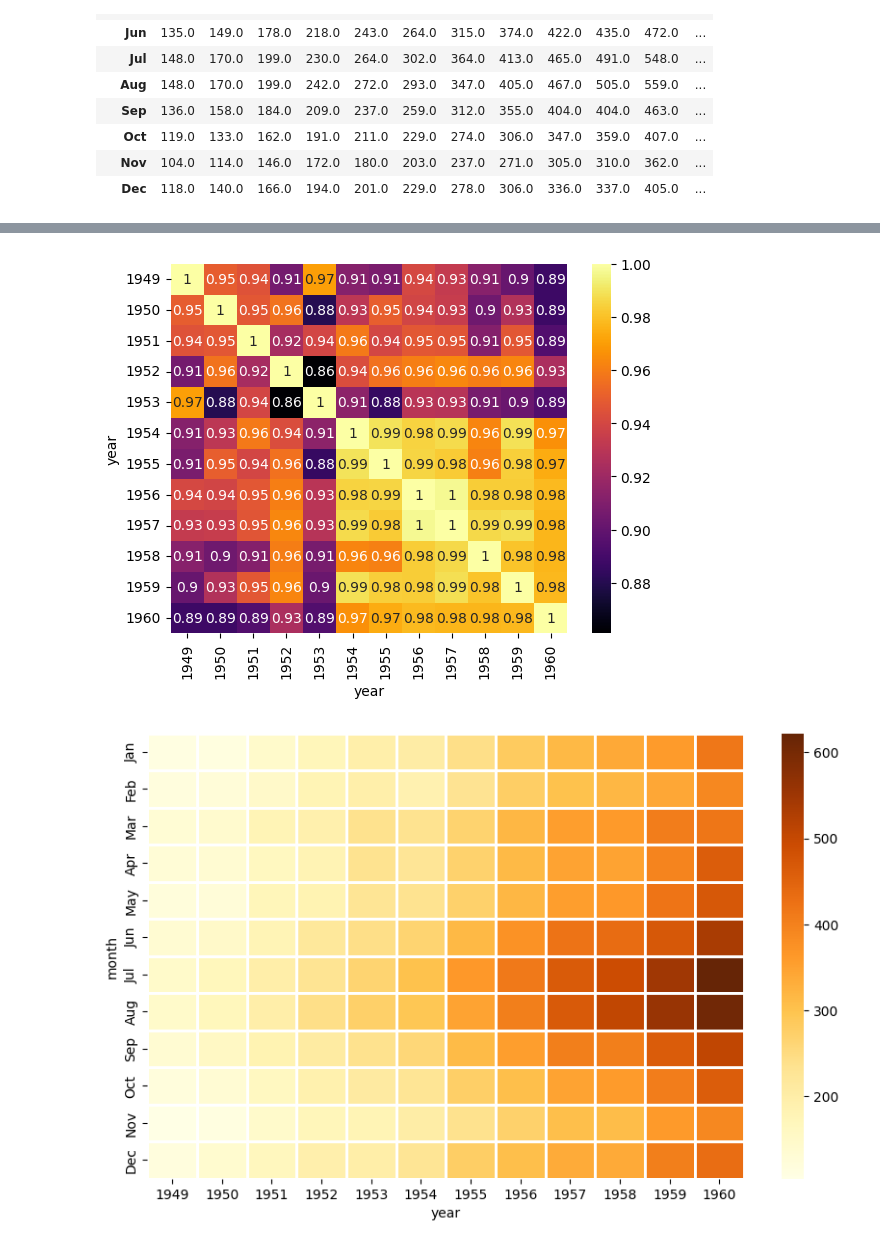
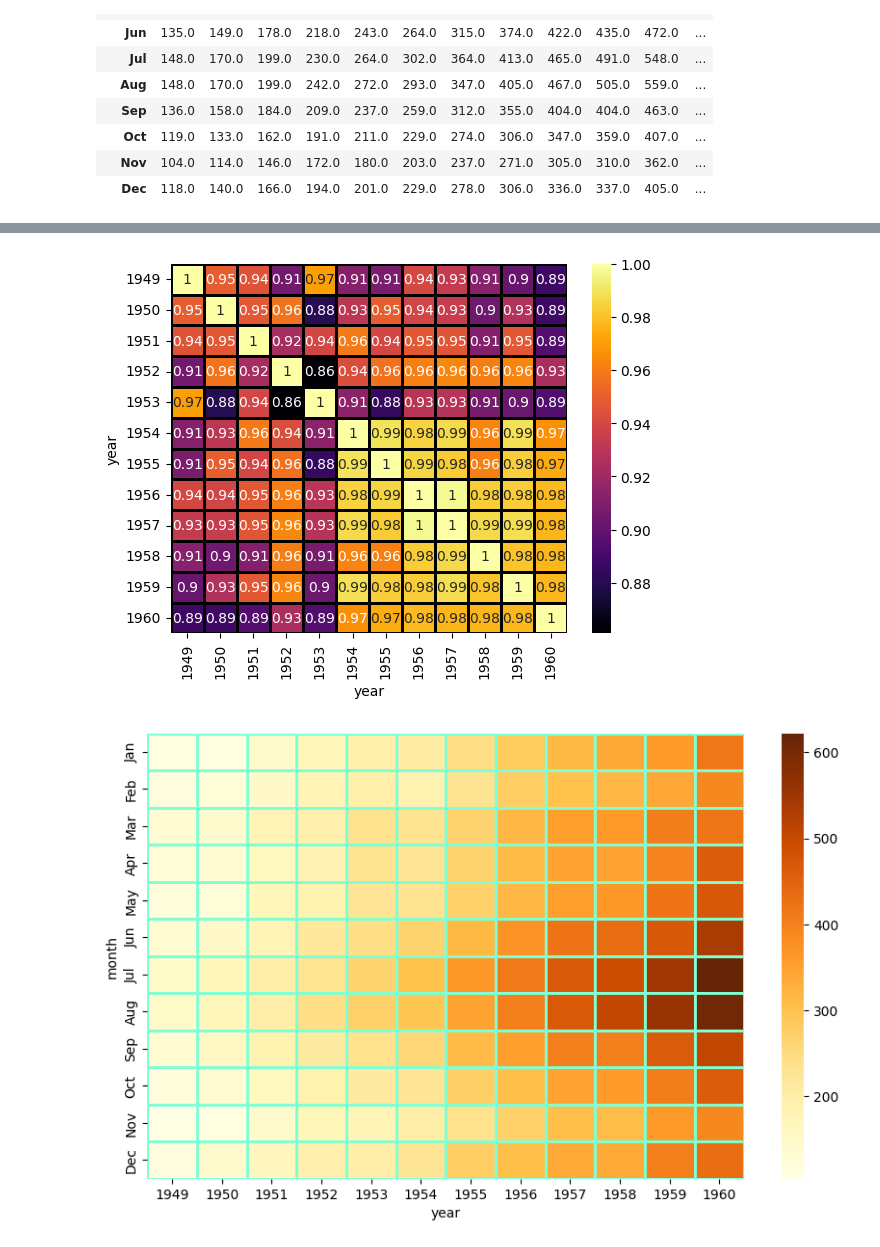
Before and after one commit to naxalatex/Seaborn, a Jupyter notebook: flights.ipynb, the cells around one changed output, grey strips where cells are left out. Saved outputs shown, nothing was run; the diff lists cells and outputs as text; code cells hidden in the pictures.

```diff
--- a/flights.ipynb
+++ b/flights.ipynb
@@ -38,27 +38,27 @@ flights
 | Dec | 118.0 | 140.0 | 166.0 | 194.0 | 201.0 | 229.0 | 278.0 | 306.0 | 336.0 | 337.0 | 405.0 | ... |
 # %%
 flights= flights.corr(numeric_only= True)
-sns.heatmap(flights, cmap= 'inferno', annot= True)
+sns.heatmap(flights, cmap= 'inferno', annot= True, linewidth= 1, linecolor='black')
 flights
 # %% [output]
 | year | 1949 | 1950 | 1951 | 1952 | 1953 | 1954 | 1955 | 1956 | 1957 | 1958 | 1959 | ... |
 | year |  |  |  |  |  |  |  |  |  |  |  | ... |
 | 1949 | 1.000000 | 0.949435 | 0.944994 | 0.905623 | 0.970144 | 0.911553 | 0.908190 | 0.940419 | 0.933350 | 0.912513 | 0.901456 | ... |
 | 1950 | 0.949435 | 1.000000 | 0.946923 | 0.957062 | 0.880477 | 0.930967 | 0.949866 | 0.938707 | 0.934320 | 0.904400 | 0.927191 | ... |
 | 1951 | 0.944994 | 0.946923 | 1.000000 | 0.923131 | 0.939609 | 0.959165 | 0.939515 | 0.946961 | 0.946232 | 0.911054 | 0.947280 | ... |
 | 1952 | 0.905623 | 0.957062 | 0.923131 | 1.000000 | 0.861005 | 0.942879 | 0.956044 | 0.960854 | 0.963146 | 0.960107 | 0.962860 | ... |
 | 1953 | 0.970144 | 0.880477 | 0.939609 | 0.861005 | 1.000000 | 0.913945 | 0.884986 | 0.929524 | 0.928578 | 0.907120 | 0.902622 | ... |
 | 1954 | 0.911553 | 0.930967 | 0.959165 | 0.942879 | 0.913945 | 1.000000 | 0.989433 | 0.984947 | 0.986983 | 0.962541 | 0.988882 | ... |
 | 1955 | 0.908190 | 0.949866 | 0.939515 | 0.956044 | 0.884986 | 0.989433 | 1.000000 | 0.985527 | 0.982708 | 0.961328 | 0.984109 | ... |
 | 1956 | 0.940419 | 0.938707 | 0.946961 | 0.960854 | 0.929524 | 0.984947 | 0.985527 | 1.000000 | 0.997125 | 0.983194 | 0.983704 | ... |
 | 1957 | 0.933350 | 0.934320 | 0.946232 | 0.963146 | 0.928578 | 0.986983 | 0.982708 | 0.997125 | 1.000000 | 0.986762 | 0.988408 | ... |
 | 1958 | 0.912513 | 0.904400 | 0.911054 | 0.960107 | 0.907120 | 0.962541 | 0.961328 | 0.983194 | 0.986762 | 1.000000 | 0.980656 | ... |
 | 1959 | 0.901456 | 0.927191 | 0.947280 | 0.962860 | 0.902622 | 0.988882 | 0.984109 | 0.983704 | 0.988408 | 0.980656 | 1.000000 | ... |
 | 1960 | 0.887272 | 0.887417 | 0.894268 | 0.925008 | 0.894288 | 0.965944 | 0.974451 | 0.977851 | 0.977076 | 0.976757 | 0.977292 | ... |
-[figure, old version]
+[figure, new version]
 # %%
 plt.figure(figsize=(10,6))
-sns.heatmap(flights, cmap= 'YlOrBr', linewidth=1, linecolor= 'white')
+sns.heatmap(flights, cmap= 'YlOrBr', linewidth=1, linecolor= 'Aquamarine')
 plt.show()
 # %% [output]
-[figure, old version]
+[figure, new version]
```
